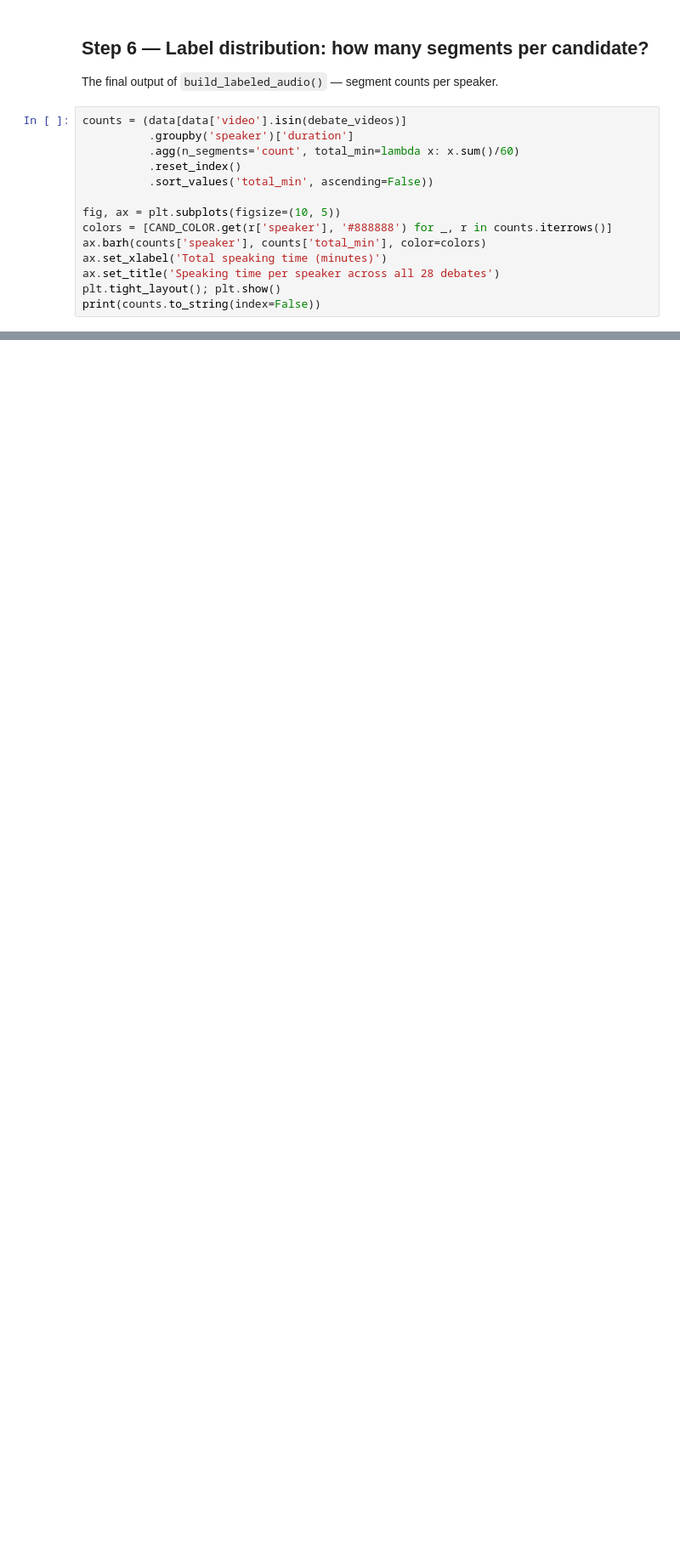
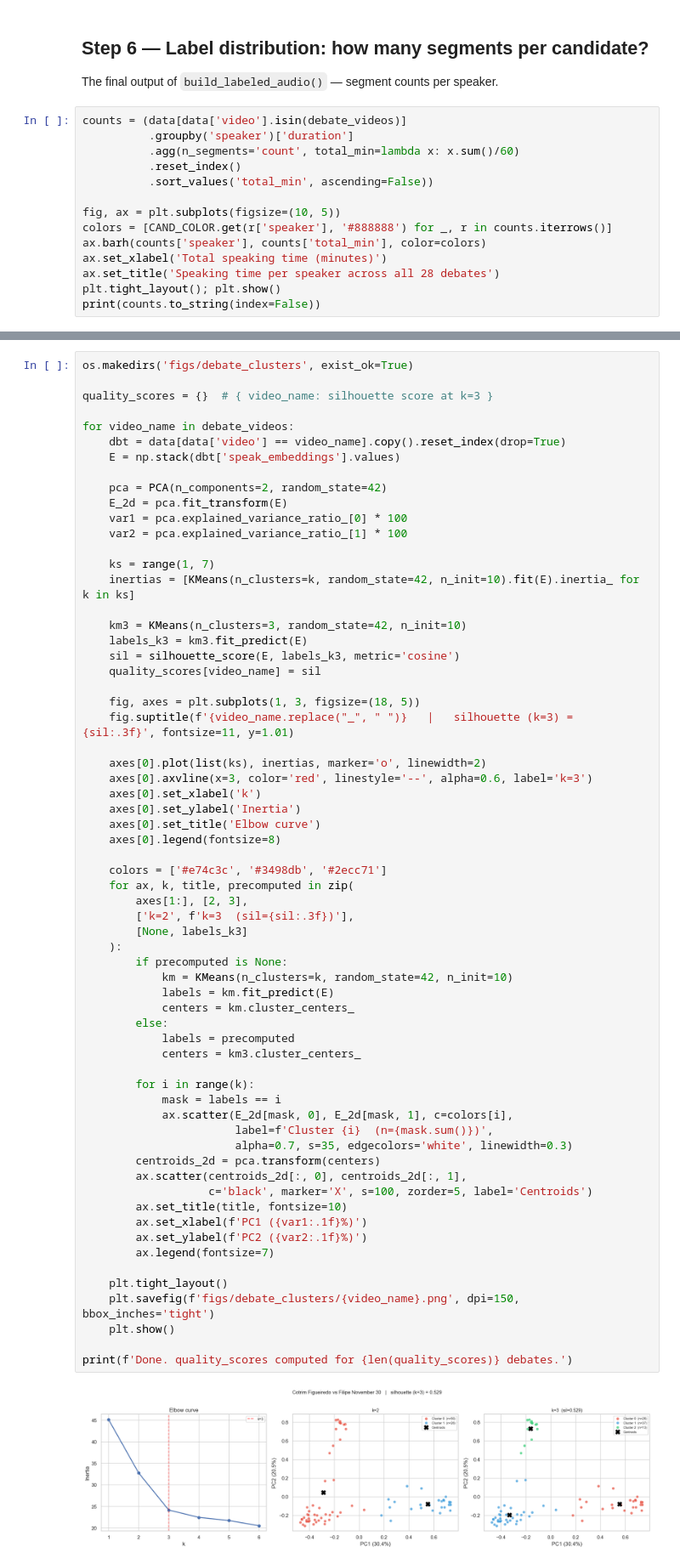
Before and after one commit to Dinisas/Big-Data, a Jupyter notebook: labeling_audio/audio_label.ipynb, the cells around one changed output, grey strips where cells are left out. Shown at 85% size. Saved outputs shown, nothing was run; the diff lists cells and outputs as text; blank space fills up the shorter version.

```diff
--- a/labeling_audio/audio_label.ipynb
+++ b/labeling_audio/audio_label.ipynb
@@ -207,0 +280,66 @@ print(counts.to_string(index=False))
+# %%
+os.makedirs('figs/debate_clusters', exist_ok=True)
+
+quality_scores = {}  # { video_name: silhouette score at k=3 }
+
+for video_name in debate_videos:
+    dbt = data[data['video'] == video_name].copy().reset_index(drop=True)
+    E = np.stack(dbt['speak_embeddings'].values)
+
+    pca = PCA(n_components=2, random_state=42)
+    E_2d = pca.fit_transform(E)
+    var1 = pca.explained_variance_ratio_[0] * 100
+    var2 = pca.explained_variance_ratio_[1] * 100
+
+    ks = range(1, 7)
+    inertias = [KMeans(n_clusters=k, random_state=42, n_init=10).fit(E).inertia_ for k in ks]
+
+    km3 = KMeans(n_clusters=3, random_state=42, n_init=10)
+    labels_k3 = km3.fit_predict(E)
+    sil = silhouette_score(E, labels_k3, metric='cosine')
+    quality_scores[video_name] = sil
+
+    fig, axes = plt.subplots(1, 3, figsize=(18, 5))
+    fig.suptitle(f'{video_name.replace("_", " ")}   |   silhouette (k=3) = {sil:.3f}', fontsize=11, y=1.01)
+
+    axes[0].plot(list(ks), inertias, marker='o', linewidth=2)
+    axes[0].axvline(x=3, color='red', linestyle='--', alpha=0.6, label='k=3')
+    axes[0].set_xlabel('k')
+    axes[0].set_ylabel('Inertia')
+    axes[0].set_title('Elbow curve')
+    axes[0].legend(fontsize=8)
+
+    colors = ['#e74c3c', '#3498db', '#2ecc71']
+    for ax, k, title, precomputed in zip(
+        axes[1:], [2, 3],
+        ['k=2', f'k=3  (sil={sil:.3f})'],
+        [None, labels_k3]
+    ):
+        if precomputed is None:
+            km = KMeans(n_clusters=k, random_state=42, n_init=10)
+            labels = km.fit_predict(E)
+            centers = km.cluster_centers_
+        else:
+            labels = precomputed
+            centers = km3.cluster_centers_
+
+        for i in range(k):
+            mask = labels == i
+            ax.scatter(E_2d[mask, 0], E_2d[mask, 1], c=colors[i],
+                       label=f'Cluster {i}  (n={mask.sum()})',
+                       alpha=0.7, s=35, edgecolors='white', linewidth=0.3)
+        centroids_2d = pca.transform(centers)
+        ax.scatter(centroids_2d[:, 0], centroids_2d[:, 1],
+                   c='black', marker='X', s=100, zorder=5, label='Centroids')
+        ax.set_title(title, fontsize=10)
+        ax.set_xlabel(f'PC1 ({var1:.1f}%)')
+        ax.set_ylabel(f'PC2 ({var2:.1f}%)')
+        ax.legend(fontsize=7)
+
+    plt.tight_layout()
+    plt.savefig(f'figs/debate_clusters/{video_name}.png', dpi=150, bbox_inches='tight')
+    plt.show()
+
+print(f'Done. quality_scores computed for {len(quality_scores)} debates.')
+# %% [output]
+[figure, added]
```
Also changed, not shown: parts of 6 cells of this notebook, 2 other files.
